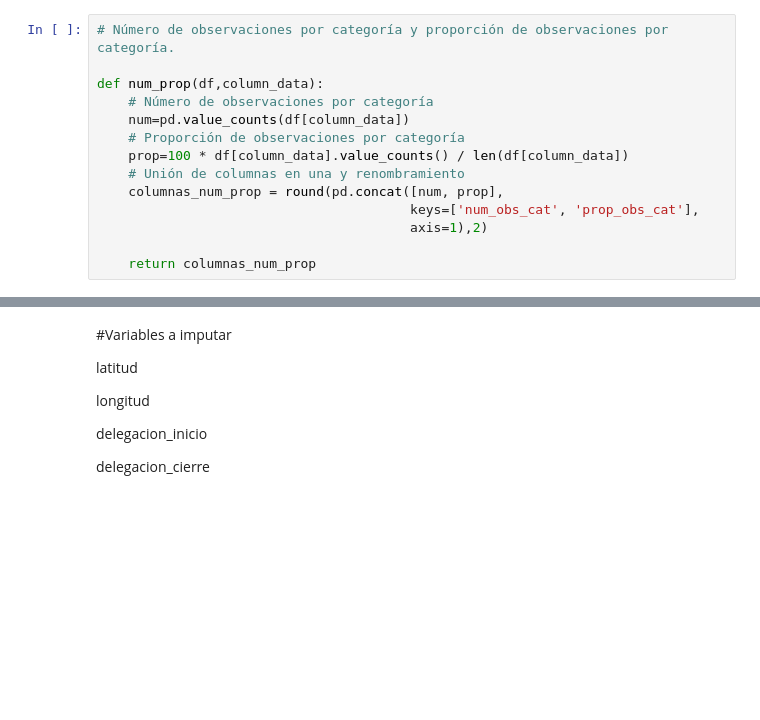
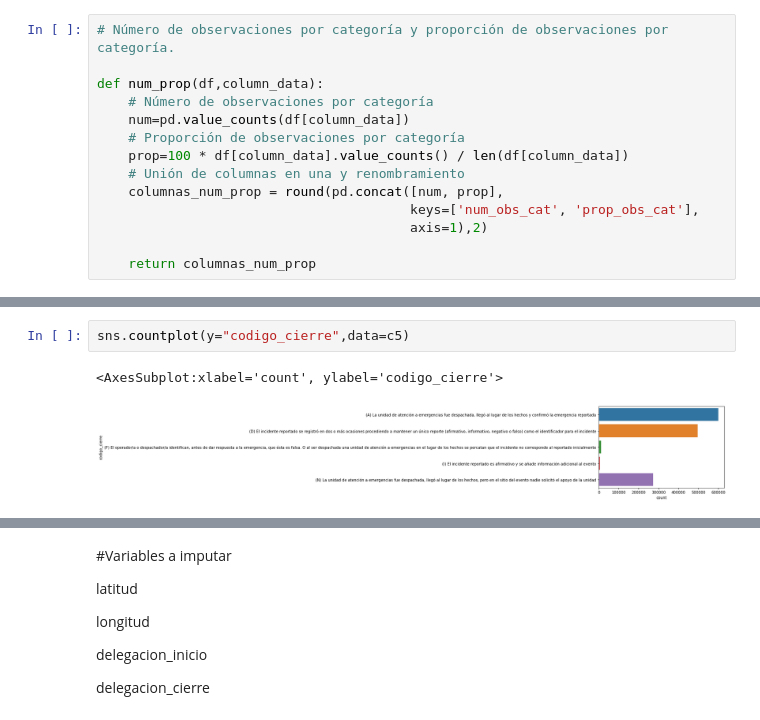
Before and after one commit to YusuriAR/Incidentes_c5, a Jupyter notebook: Proyecto1_Eq8.ipynb, the cells around one changed output, grey strips where cells are left out. Drawn from its saved outputs; the diff is of its cells as text; blank space fills up the shorter version.

```diff
--- a/Proyecto1_Eq8.ipynb
+++ b/Proyecto1_Eq8.ipynb
@@ -540,0 +575,5 @@ geo
+# %%
+sns.countplot(y="codigo_cierre",data=c5)
+# %% [output]
+<AxesSubplot:xlabel='count', ylabel='codigo_cierre'>
+[figure, added]
```
Also changed, not shown: parts of 64 cells of this notebook.
